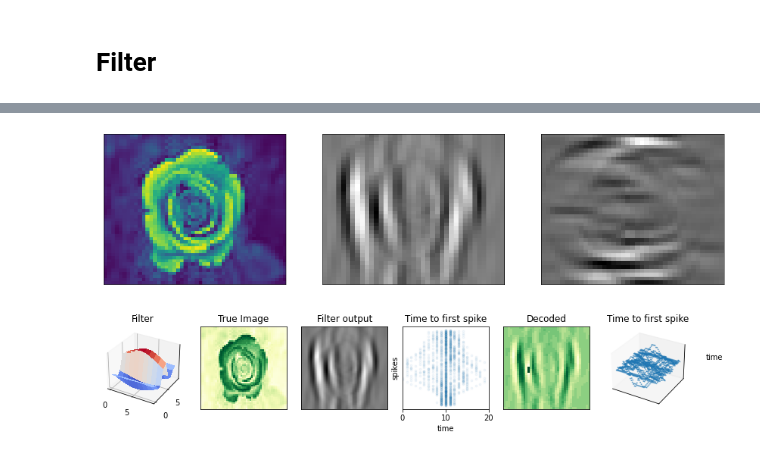
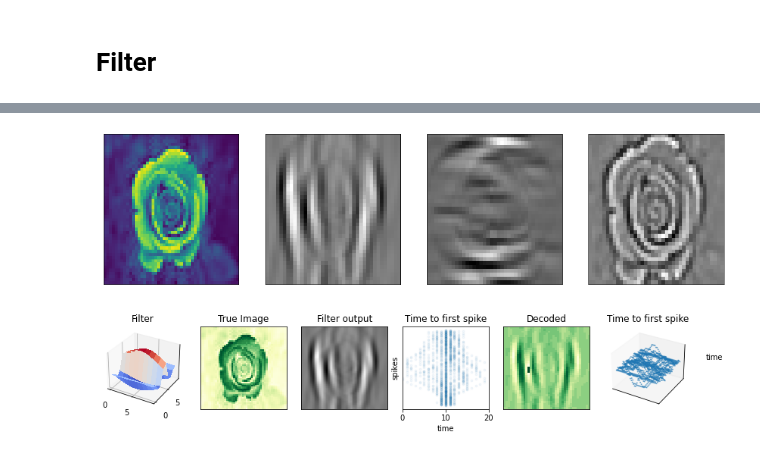
Before and after one commit to cnrl/Spiral, a Jupyter notebook: main.ipynb, the cells around one changed output, grey strips where cells are left out. Drawn from its saved outputs; the diff is of its cells as text; code cells hidden in the pictures.

```diff
--- a/main.ipynb
+++ b/main.ipynb
@@ -1274,14 +1307,11 @@ plot_every_thing(*monitors,name='Preview', steps=step_count)
 # %%
-kernel_size=4
-std1=.1
-std2=1
+import torch
+from cnsproject.network.filters import Conv2dFilter
+from torchvision import transforms
 
-f = DoGFilter(kernel_size=kernel_size, std1=std1, std2=std2,
+f = Conv2dFilter(kernel=DoG_kernel(kernel_size=kernel_size, std1=std1, std2=std2),
      transform=transforms.Compose([
          transforms.ToTensor(),
-         lambda x: x.unsqueeze_(0),
          transforms.Normalize(.5,.5)
      ])
     )
-
-plot3d(DoG_kernel(kernel_size=kernel_size, std1=std1, std2=std2)[0][0])
@@ -1340,37 +1349,44 @@ import matplotlib.pyplot as plt
 import torch
 import warnings
 warnings.filterwarnings("ignore")
 from matplotlib import image
 from PIL import Image
 import numpy as np
 
 path1 = "image1.jpg"
 
 plt.figure(figsize=(16,4))
 p = Plotter([
-    ['im1','im2', 'im3'],
+    ['im1','im2', 'im3', 'im4'],
 ])
 im1 = np.array(Image.open(path1).convert('L'))
 gr_im1= Image.fromarray(im1)
 p.imshow('im1', gr_im1)
 
-im2 = f0(im1)[0][0].numpy()
+im2 = f0(im1).numpy()
 im2 -= im2.min()
 im2 /= im2.max()
 im2 *= 255
 gr_im2= Image.fromarray(im2)
 p.imshow('im2', gr_im2)
 
-im3 = f90(im1)[0][0].numpy()
+im3 = f90(im1).numpy()
 im3 -= im3.min()
 im3 /= im3.max()
 im3 *= 255
 gr_im3= Image.fromarray(im3)
 p.imshow('im3', gr_im3)
 
+im4 = f(im1).numpy()
+im4 -= im4.min()
+im4 /= im4.max()
+im4 *= 255
+gr_im4= Image.fromarray(im4)
+p.imshow('im4', gr_im4)
+
 plt.show()
 # %% [output]
-[figure, old version]
+[figure, new version]
 # %%
 from cnsproject.network.encoders import *
 from cnsproject.monitors.monitors import Monitor
```
Also changed, not shown: parts of 10 cells of this notebook, 14 other files.
